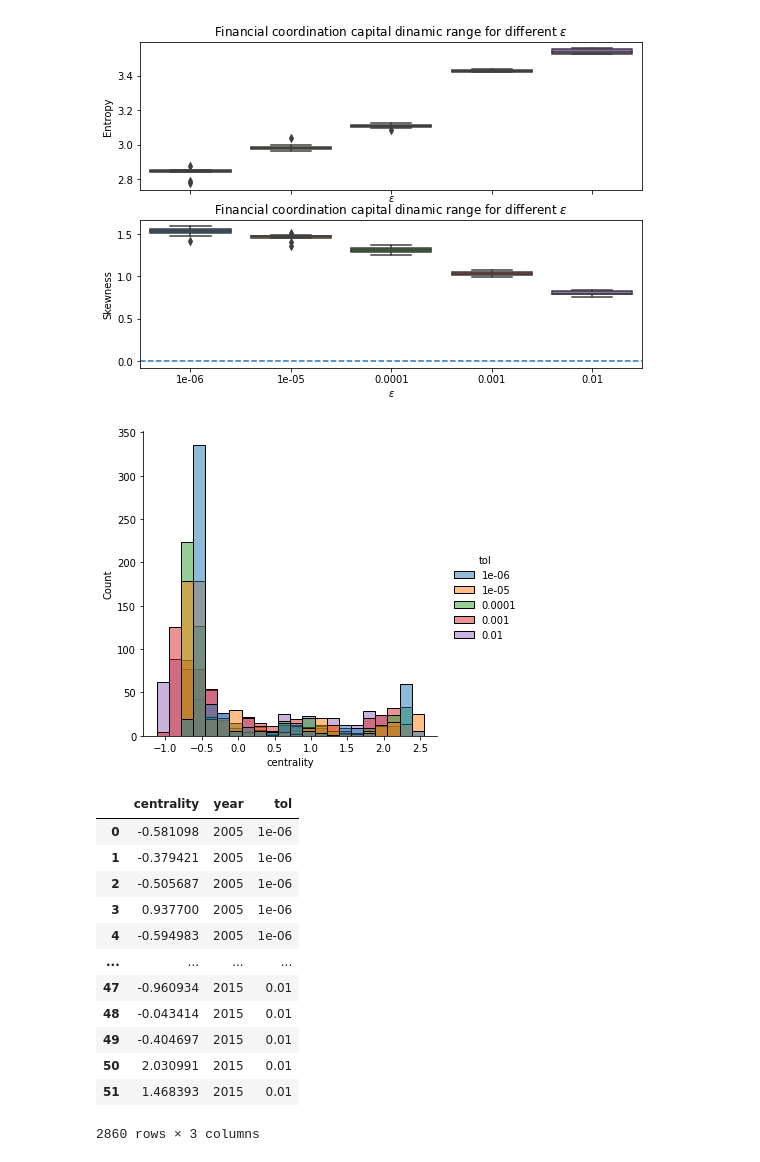
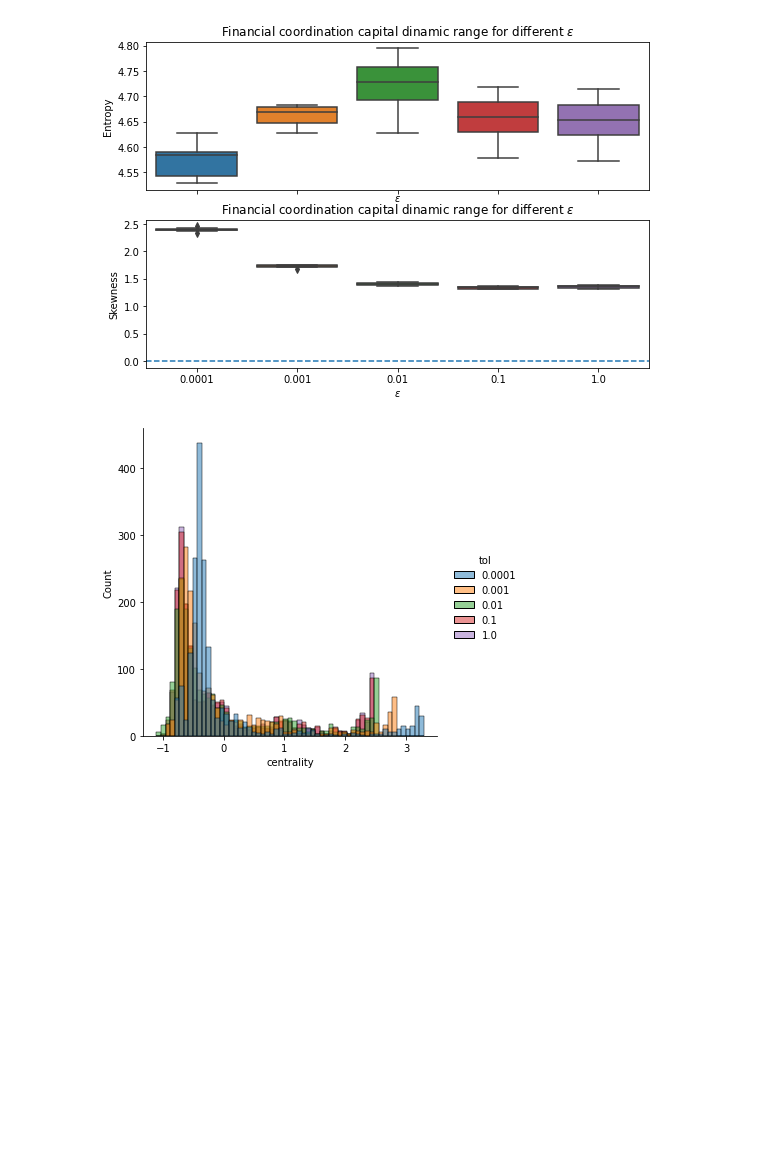
Before and after one commit to jaimeoliver1/social_capital_in_trade_networks, a Jupyter notebook: notebooks/08_dynamic_range_centralities.ipynb, the cells around one changed output. Saved outputs shown, nothing was run; the diff lists cells and outputs as text; code cells hidden in the pictures; blank space fills up the shorter version.

```diff
--- a/notebooks/08_dynamic_range_centralities.ipynb
+++ b/notebooks/08_dynamic_range_centralities.ipynb
@@ -164,22 +164,9 @@ df_test = plot_dinamic_range(**params)
 # %%
-params = {'n':6, 'centrality':'gfi', 'graph':'A_country.graphml'}
+params = {'n':4, 'centrality':'gfi', 'graph':'A_country.graphml'}
 df_test = plot_dinamic_range(**params)
 # %% [output]
-[figure, old version]
+[figure, new version]
-[figure, old version]
+[figure, new version]
-|  | centrality | year | tol |
-| 0 | -0.581098 | 2005 | 1e-06 |
-| 1 | -0.379421 | 2005 | 1e-06 |
-| 2 | -0.505687 | 2005 | 1e-06 |
-| 3 | 0.937700 | 2005 | 1e-06 |
-| 4 | -0.594983 | 2005 | 1e-06 |
-| ... | ... | ... | ... |
-| 47 | -0.960934 | 2015 | 0.01 |
-| 48 | -0.043414 | 2015 | 0.01 |
-| 49 | -0.404697 | 2015 | 0.01 |
-| 50 | 2.030991 | 2015 | 0.01 |
-| 51 | 1.468393 | 2015 | 0.01 |
-2860 rows × 3 columns
 # %%
 params = {'n':6, 'centrality':'favor', 'graph':'A_country.graphml'}
 df_test = plot_dinamic_range(**params)
```
Also changed, not shown: parts of 3 cells of this notebook, 23 other files.
